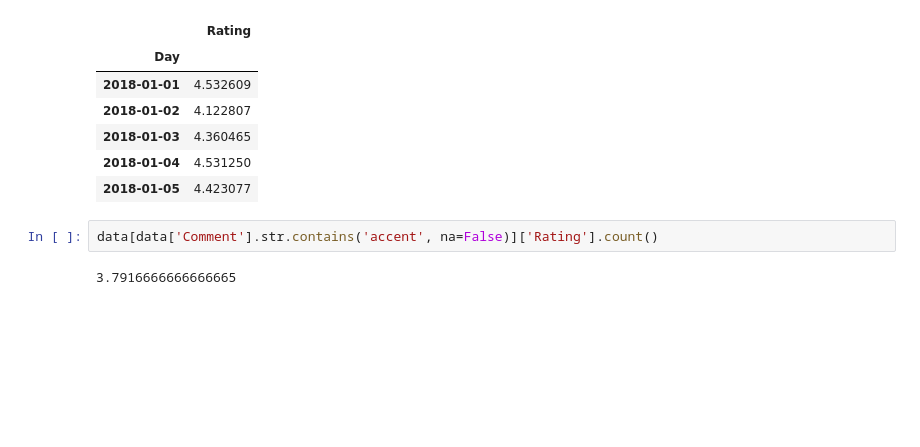
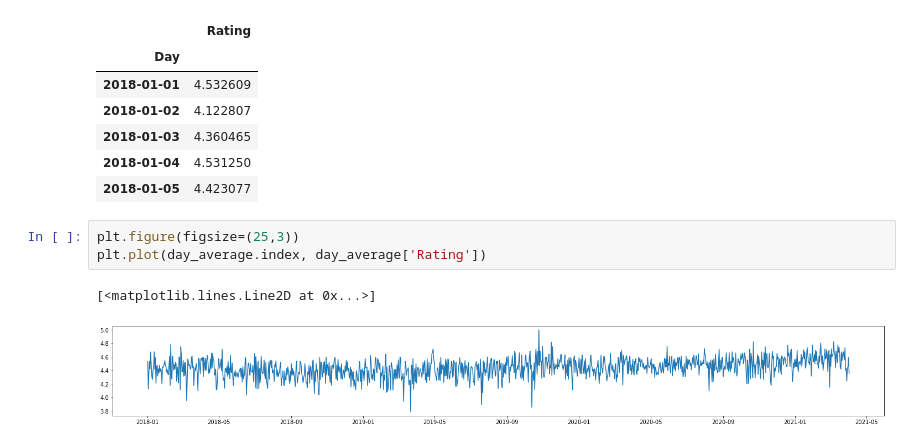
Before and after one commit to cjsotoparra/Data-Analysis, a Jupyter notebook: Untitled.ipynb, the cells around one changed output. Cells and saved outputs as stored; diff of their text form; blank space fills up the shorter version.

```diff
--- a/Untitled.ipynb
+++ b/Untitled.ipynb
@@ -24,7 +26,9 @@ day_average.head()
 | 2018-01-03 | 4.360465 |
 | 2018-01-04 | 4.531250 |
 | 2018-01-05 | 4.423077 |
-# %%
-data[data['Comment'].str.contains('accent', na=False)]['Rating'].count()
-# %% [output]
-3.7916666666666665
+# %%
+plt.figure(figsize=(25,3))
+plt.plot(day_average.index, day_average['Rating'])
+# %% [output]
+[<matplotlib.lines.Line2D at 0x...>]
+[figure, added]
```
Also changed, not shown: parts of 3 cells of this notebook.
